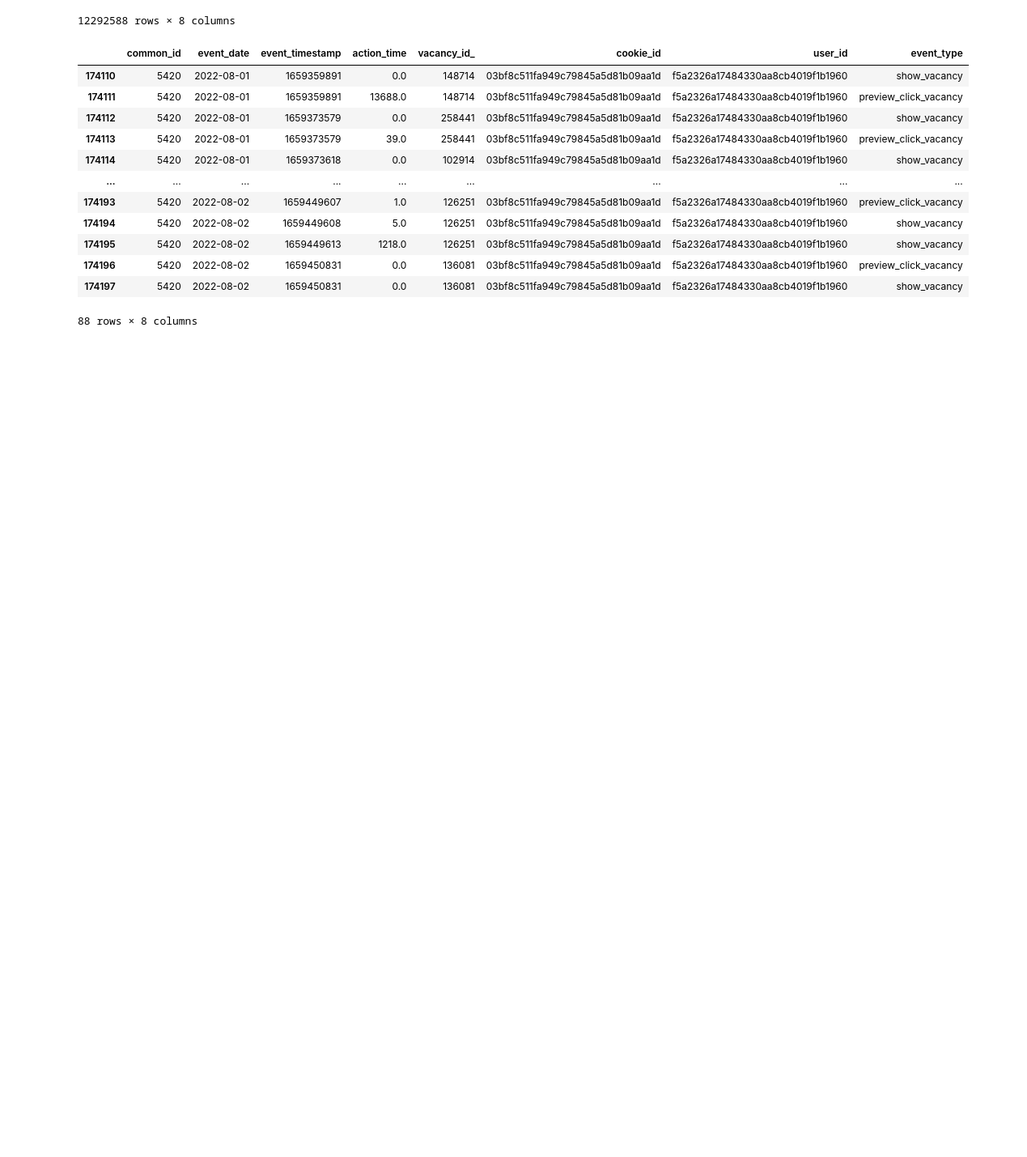
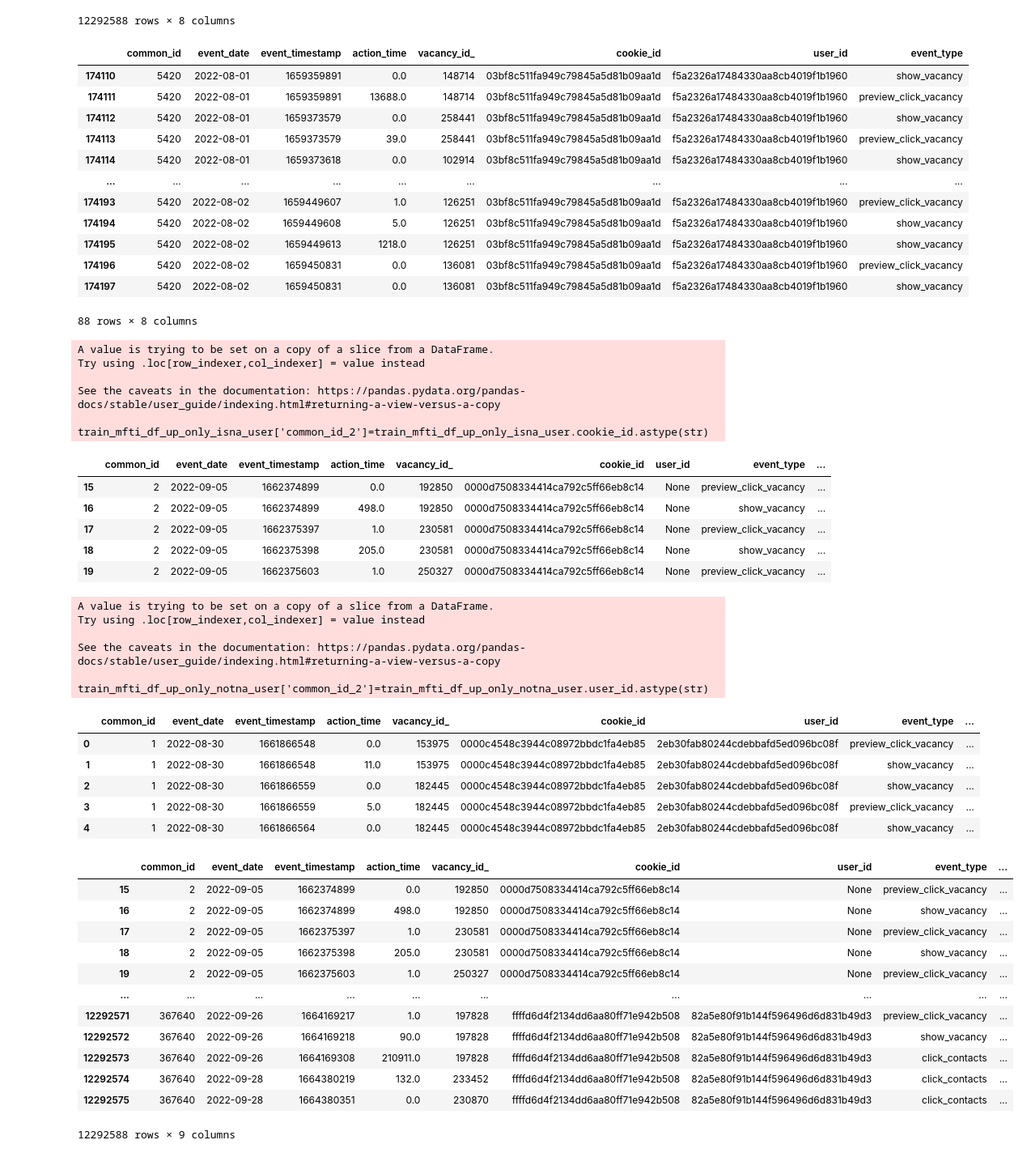
Before and after one commit to YurezSml/Hakaton2022, a Jupyter notebook: DataProcessing.ipynb, the cells around one changed output. Shown at 81% size. Cells and saved outputs as stored; diff of their text form; code cells hidden in the pictures; blank space fills up the shorter version.

Commit message:
Add files via upload
Add common_id_2 based on user_id. Add user_id, common_id and common_id_2 into public and test datasets

```diff
--- a/DataProcessing.ipynb
+++ b/DataProcessing.ipynb
@@ -211,5 +211,58 @@ train_mfti_df_up[(train_mfti_df_up['user_id']=='f5a2326a17484330aa8cb4019f1b1960
 | 174196 | 5420 | 2022-08-02 | 1659450831 | 0.0 | 136081 | 03bf8c511fa949c79845a5d81b09aa1d | f5a2326a17484330aa8cb4019f1b1960 | preview_click_vacancy |
 | 174197 | 5420 | 2022-08-02 | 1659450831 | 0.0 | 136081 | 03bf8c511fa949c79845a5d81b09aa1d | f5a2326a17484330aa8cb4019f1b1960 | show_vacancy |
 88 rows × 8 columns
+# %%
+# Создаем common_id_2 на основе следующего подхода:
+# 1. если user_id != NaN, common_id_2 = user_id
+# 2. если User Id == NaN, common_id_2 = cookie_id
+
+
+train_mfti_df_up_only_isna_user=train_mfti_df_up[train_mfti_df_up['user_id'].isna()]
+train_mfti_df_up_only_isna_user['common_id_2']=train_mfti_df_up_only_isna_user.cookie_id.astype(str)
+display(train_mfti_df_up_only_isna_user.head())
+
+train_mfti_df_up_only_notna_user=train_mfti_df_up[train_mfti_df_up['user_id'].notna()]
+train_mfti_df_up_only_notna_user['common_id_2']=train_mfti_df_up_only_notna_user.user_id.astype(str)
+display(train_mfti_df_up_only_notna_user.head())
+
+
+train_mfti_df_up=pd.concat([train_mfti_df_up_only_isna_user,train_mfti_df_up_only_notna_user])
+train_mfti_df_up
+# %% [output]
+A value is trying to be set on a copy of a slice from a DataFrame.
+Try using .loc[row_indexer,col_indexer] = value instead
+
+See the caveats in the documentation: https://pandas.pydata.org/pandas-docs/stable/user_guide/indexing.html#returning-a-view-versus-a-copy
+  train_mfti_df_up_only_isna_user['common_id_2']=train_mfti_df_up_only_isna_user.cookie_id.astype(str)
+|  | common_id | event_date | event_timestamp | action_time | vacancy_id_ | cookie_id | user_id | event_type | ... |
+| 15 | 2 | 2022-09-05 | 1662374899 | 0.0 | 192850 | 0000d7508334414ca792c5ff66eb8c14 | None | preview_click_vacancy | ... |
+| 16 | 2 | 2022-09-05 | 1662374899 | 498.0 | 192850 | 0000d7508334414ca792c5ff66eb8c14 | None | show_vacancy | ... |
+| 17 | 2 | 2022-09-05 | 1662375397 | 1.0 | 230581 | 0000d7508334414ca792c5ff66eb8c14 | None | preview_click_vacancy | ... |
+| 18 | 2 | 2022-09-05 | 1662375398 | 205.0 | 230581 | 0000d7508334414ca792c5ff66eb8c14 | None | show_vacancy | ... |
+| 19 | 2 | 2022-09-05 | 1662375603 | 1.0 | 250327 | 0000d7508334414ca792c5ff66eb8c14 | None | preview_click_vacancy | ... |
+A value is trying to be set on a copy of a slice from a DataFrame.
+Try using .loc[row_indexer,col_indexer] = value instead
+
+See the caveats in the documentation: https://pandas.pydata.org/pandas-docs/stable/user_guide/indexing.html#returning-a-view-versus-a-copy
+  train_mfti_df_up_only_notna_user['common_id_2']=train_mfti_df_up_only_notna_user.user_id.astype(str)
+|  | common_id | event_date | event_timestamp | action_time | vacancy_id_ | cookie_id | user_id | event_type | ... |
+| 0 | 1 | 2022-08-30 | 1661866548 | 0.0 | 153975 | 0000c4548c3944c08972bbdc1fa4eb85 | 2eb30fab80244cdebbafd5ed096bc08f | preview_click_vacancy | ... |
+| 1 | 1 | 2022-08-30 | 1661866548 | 11.0 | 153975 | 0000c4548c3944c08972bbdc1fa4eb85 | 2eb30fab80244cdebbafd5ed096bc08f | show_vacancy | ... |
+| 2 | 1 | 2022-08-30 | 1661866559 | 0.0 | 182445 | 0000c4548c3944c08972bbdc1fa4eb85 | 2eb30fab80244cdebbafd5ed096bc08f | show_vacancy | ... |
+| 3 | 1 | 2022-08-30 | 1661866559 | 5.0 | 182445 | 0000c4548c3944c08972bbdc1fa4eb85 | 2eb30fab80244cdebbafd5ed096bc08f | preview_click_vacancy | ... |
+| 4 | 1 | 2022-08-30 | 1661866564 | 0.0 | 182445 | 0000c4548c3944c08972bbdc1fa4eb85 | 2eb30fab80244cdebbafd5ed096bc08f | show_vacancy | ... |
+|  | common_id | event_date | event_timestamp | action_time | vacancy_id_ | cookie_id | user_id | event_type | ... |
+| 15 | 2 | 2022-09-05 | 1662374899 | 0.0 | 192850 | 0000d7508334414ca792c5ff66eb8c14 | None | preview_click_vacancy | ... |
+| 16 | 2 | 2022-09-05 | 1662374899 | 498.0 | 192850 | 0000d7508334414ca792c5ff66eb8c14 | None | show_vacancy | ... |
+| 17 | 2 | 2022-09-05 | 1662375397 | 1.0 | 230581 | 0000d7508334414ca792c5ff66eb8c14 | None | preview_click_vacancy | ... |
+| 18 | 2 | 2022-09-05 | 1662375398 | 205.0 | 230581 | 0000d7508334414ca792c5ff66eb8c14 | None | show_vacancy | ... |
+| 19 | 2 | 2022-09-05 | 1662375603 | 1.0 | 250327 | 0000d7508334414ca792c5ff66eb8c14 | None | preview_click_vacancy | ... |
+| ... | ... | ... | ... | ... | ... | ... | ... | ... | ... |
+| 12292571 | 367640 | 2022-09-26 | 1664169217 | 1.0 | 197828 | ffffd6d4f2134dd6aa80ff71e942b508 | 82a5e80f91b144f596496d6d831b49d3 | preview_click_vacancy | ... |
+| 12292572 | 367640 | 2022-09-26 | 1664169218 | 90.0 | 197828 | ffffd6d4f2134dd6aa80ff71e942b508 | 82a5e80f91b144f596496d6d831b49d3 | show_vacancy | ... |
+| 12292573 | 367640 | 2022-09-26 | 1664169308 | 210911.0 | 197828 | ffffd6d4f2134dd6aa80ff71e942b508 | 82a5e80f91b144f596496d6d831b49d3 | click_contacts | ... |
+| 12292574 | 367640 | 2022-09-28 | 1664380219 | 132.0 | 233452 | ffffd6d4f2134dd6aa80ff71e942b508 | 82a5e80f91b144f596496d6d831b49d3 | click_contacts | ... |
+| 12292575 | 367640 | 2022-09-28 | 1664380351 | 0.0 | 230870 | ffffd6d4f2134dd6aa80ff71e942b508 | 82a5e80f91b144f596496d6d831b49d3 | click_contacts | ... |
+12292588 rows × 9 columns
 # %%
 train_mfti_df_up.to_parquet(f"{data_folder}/Processed_dataset.parquet",compression='BROTLI')
```
Also changed, not shown: parts of 11 cells of this notebook.
